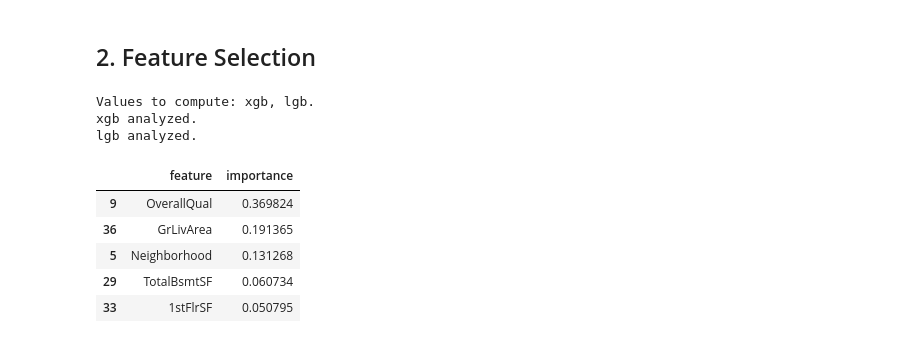
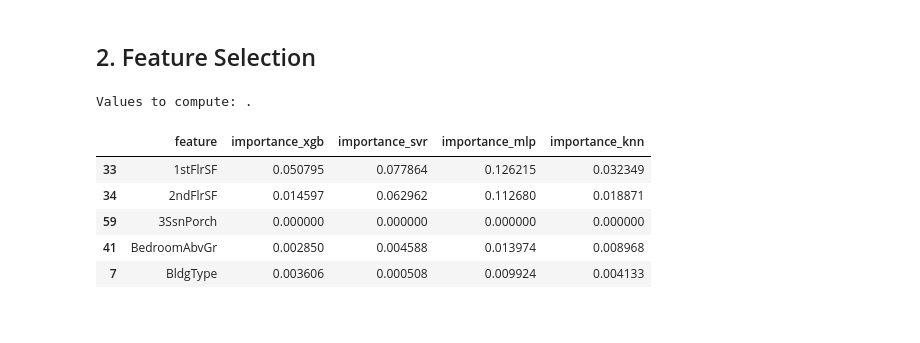
Before and after one commit to gianlucaascari/house-prices-competition, a Jupyter notebook: notebooks/predictions-3.ipynb, the cells around one changed output. Cells and saved outputs as stored; diff of their text form; code cells hidden in the pictures.

```diff
--- a/notebooks/predictions-3.ipynb
+++ b/notebooks/predictions-3.ipynb
@@ -18,15 +15,14 @@ X_train, X_val, y_train, y_val = load_train_set()
 ## 2. Feature Selection
 # %%
 importance_dfs = ft.get_feature_importances(md.MODELS, X_train, y_train)
+importance_df = ft.combine_feature_importances(importance_dfs)
 
-importance_dfs['xgb'].head()
+importance_df.head()
 # %% [output]
-Values to compute: xgb, lgb.
-xgb analyzed.
-lgb analyzed.
+Values to compute: .
-|  | feature | importance |
-| 9 | OverallQual | 0.369824 |
-| 36 | GrLivArea | 0.191365 |
-| 5 | Neighborhood | 0.131268 |
-| 29 | TotalBsmtSF | 0.060734 |
-| 33 | 1stFlrSF | 0.050795 |
+|  | feature | importance_xgb | importance_svr | importance_mlp | importance_knn |
+| 33 | 1stFlrSF | 0.050795 | 0.077864 | 0.126215 | 0.032349 |
+| 34 | 2ndFlrSF | 0.014597 | 0.062962 | 0.112680 | 0.018871 |
+| 59 | 3SsnPorch | 0.000000 | 0.000000 | 0.000000 | 0.000000 |
+| 41 | BedroomAbvGr | 0.002850 | 0.004588 | 0.013974 | 0.008968 |
+| 7 | BldgType | 0.003606 | 0.000508 | 0.009924 | 0.004133 |
```
Also changed, not shown: parts of 2 cells of this notebook, 5 other files.
